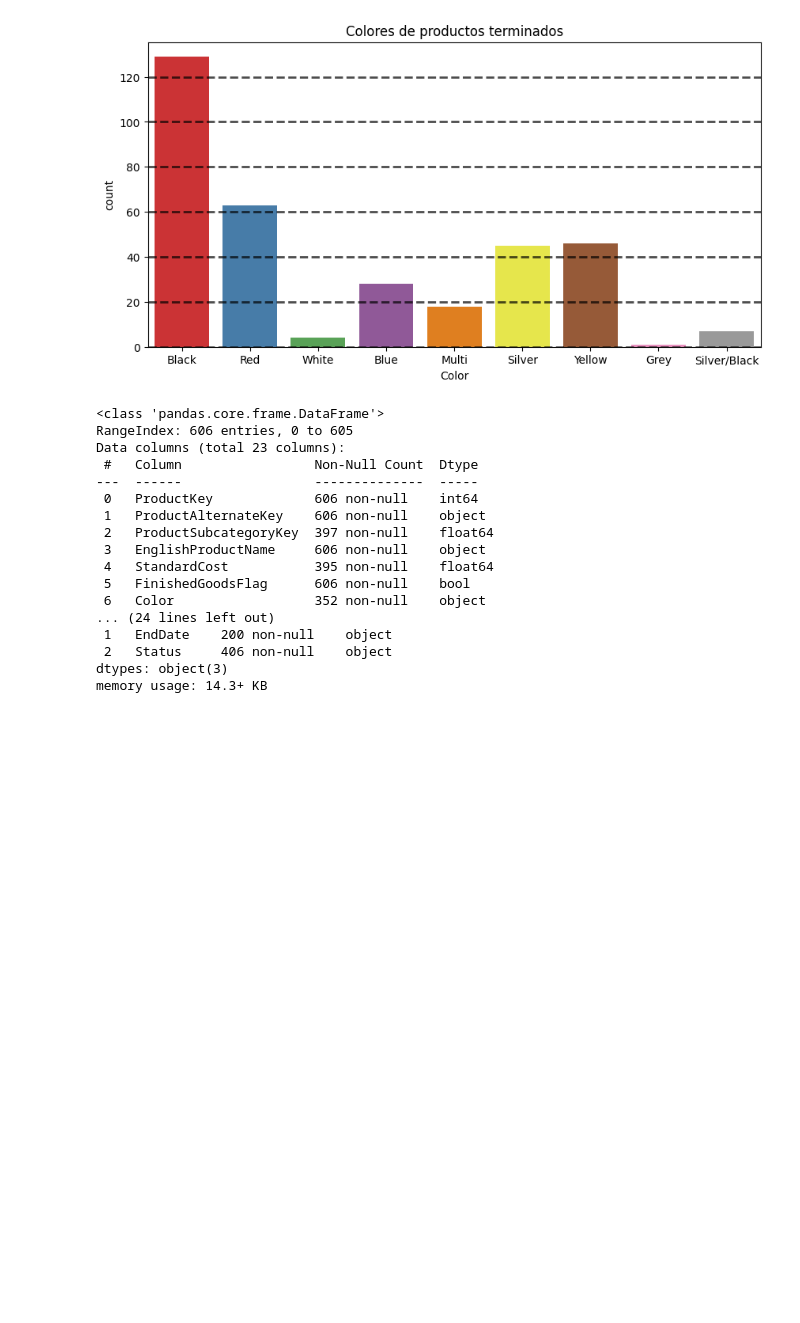
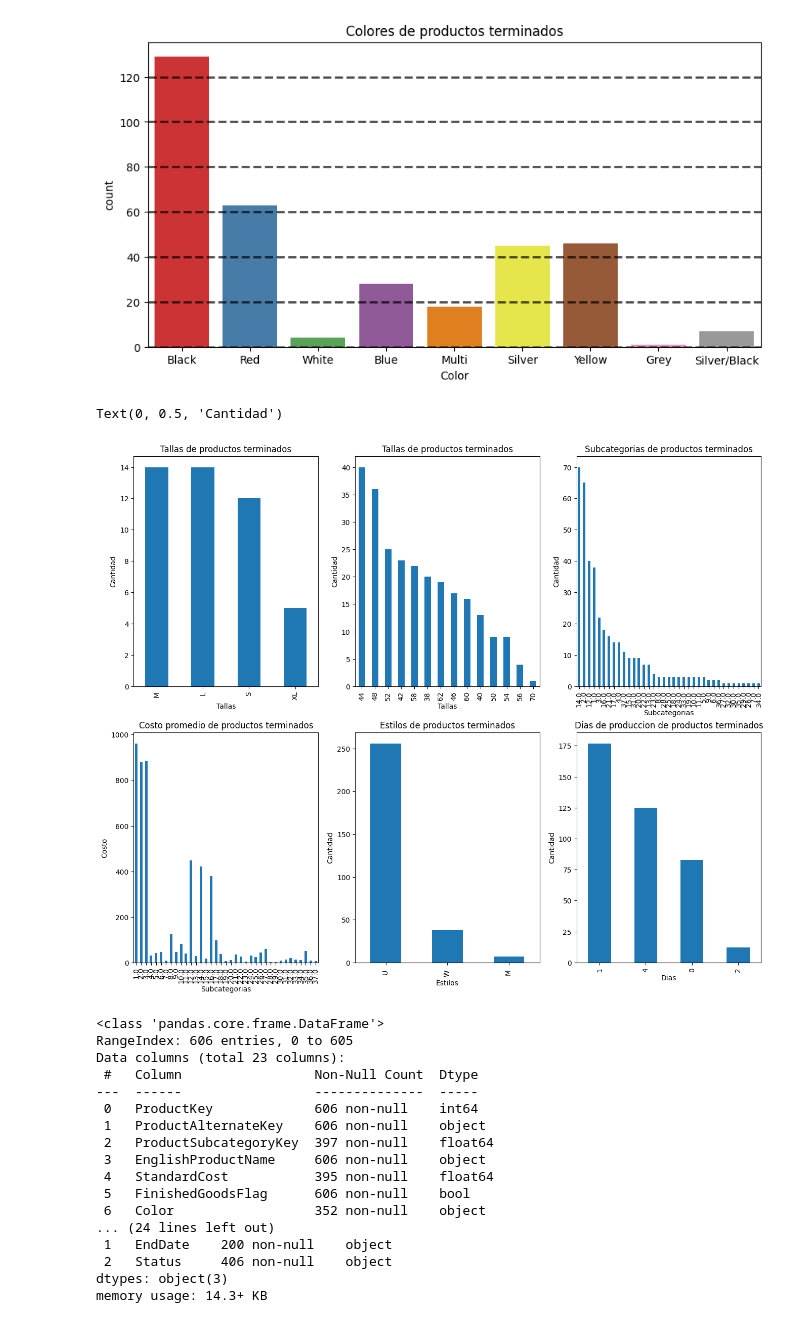
Before and after one commit to Sof265/Database-project, a Jupyter notebook: analisis-exploratorio.ipynb, the cells around one changed output. Cells and saved outputs as stored; diff of their text form; code cells hidden in the pictures; blank space fills up the shorter version.

Commit message:
Correccion y mejora de datos

```diff
--- a/analisis-exploratorio.ipynb
+++ b/analisis-exploratorio.ipynb
@@ -495,6 +496,36 @@ plt.grid(color='black', linestyle='--',linewidth=2, axis='y', alpha=0.7)
 plt.show()
 # %% [output]
 [figure]
+# %%
+#Se crean dos graficos de datos relevantes
+fig, axes = plt.subplots(2, 3, figsize=(16, 13))
+ax = products_finished_true['SizeClothes'].value_counts().plot.bar(ax=axes[0,0])
+ax.set_title('Tallas de productos terminados')
+ax.set_xlabel('Tallas')
+ax.set_ylabel('Cantidad')
+ax = products_finished_true['SizeParts'].value_counts().plot.bar(ax=axes[0,1])
+ax.set_title('Tallas de productos terminados')
+ax.set_xlabel('Tallas')
+ax.set_ylabel('Cantidad')
+ax= products_finished_true['ProductSubcategoryKey'].value_counts().plot.bar(ax=axes[0,2])
+ax.set_title('Subcategorias de productos terminados')
+ax.set_xlabel('Subcategorias')
+ax.set_ylabel('Cantidad')
+ax = products_finished_true.groupby('ProductSubcategoryKey')['StandardCost'].mean().plot.bar(ax=axes[1,0])
+ax.set_title('Costo promedio de productos terminados')
+ax.set_xlabel('Subcategorias')
+ax.set_ylabel('Costo')
+ax = products_finished_true['Style'].value_counts().plot.bar(ax=axes[1,1])
+ax.set_title('Estilos de productos terminados')
+ax.set_xlabel('Estilos')
+ax.set_ylabel('Cantidad')
+ax = products_finished_true['DaysToManufacture'].value_counts().plot.bar(ax=axes[1,2])
+ax.set_title('Dias de produccion de productos terminados')
+ax.set_xlabel('Dias')
+ax.set_ylabel('Cantidad')
+# %% [output]
+Text(0, 0.5, 'Cantidad')
+[figure, added]
 # %%
 #conteo de datos distintos de todas las columnas de la tabla products
 products_clean_1.info()
```
Also changed, not shown: parts of 12 cells of this notebook.
